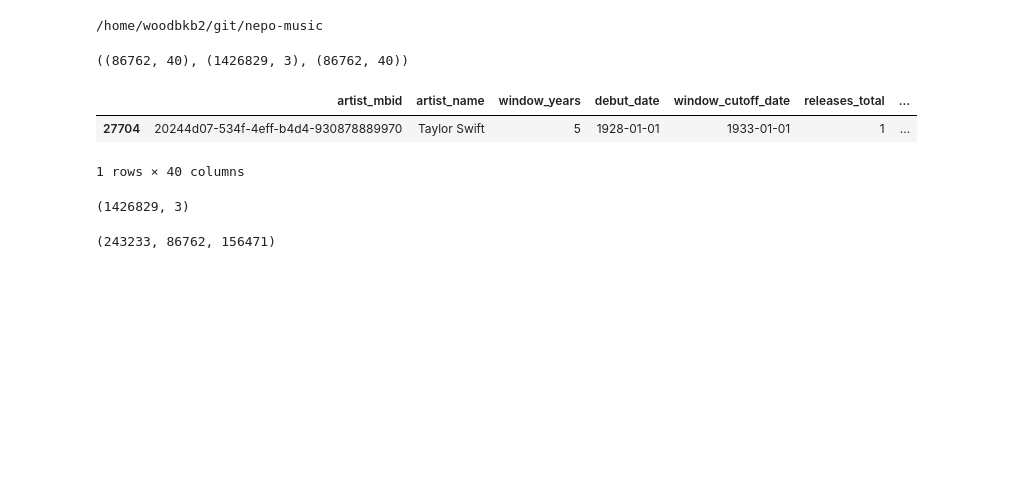
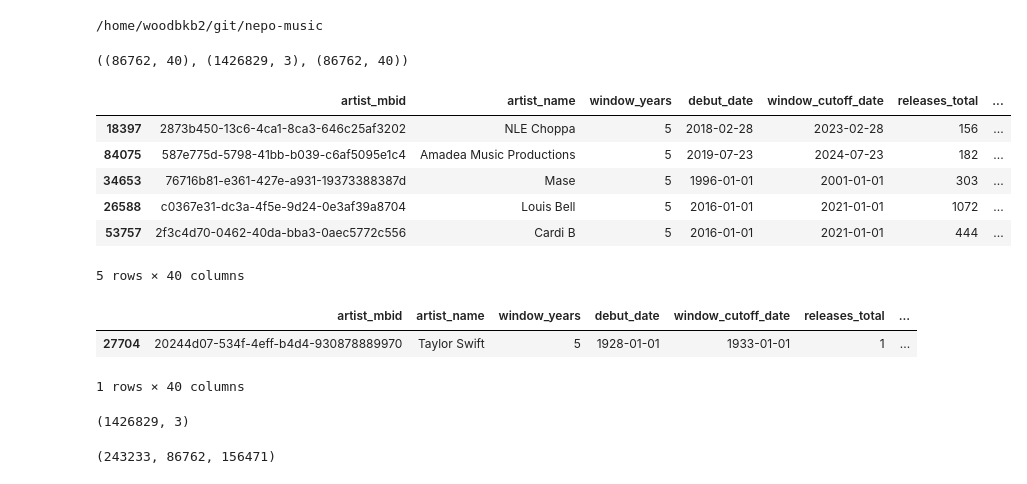
Before and after one commit to TheDeafOne/collaborative-success-research, a Jupyter notebook: network_construction/testing_network_construction.ipynb, the cells around one changed output. Cells and saved outputs as stored; diff of their text form; code cells hidden in the pictures; blank space fills up the shorter version.

```diff
--- a/network_construction/testing_network_construction.ipynb
+++ b/network_construction/testing_network_construction.ipynb
@@ -22,7 +22,16 @@ nodes_df.shape, edges_df.shape, features_df.shape
 # %% [output]
 ((86762, 40), (1426829, 3), (86762, 40))
 # %%
-from network_construction.node_embeddings import downsample_graph_by_mbids
+df_sorted = features_df.sort_values(by="unique_collaborator_count", ascending=False)
+df_sorted.head()
+# %% [output]
+|  | artist_mbid | artist_name | window_years | debut_date | window_cutoff_date | releases_total | ... |
+| 18397 | 2873b450-13c6-4ca1-8ca3-646c25af3202 | NLE Choppa | 5 | 2018-02-28 | 2023-02-28 | 156 | ... |
+| 84075 | 587e775d-5798-41bb-b039-c6af5095e1c4 | Amadea Music Productions | 5 | 2019-07-23 | 2024-07-23 | 182 | ... |
+| 34653 | 76716b81-e361-427e-a931-19373388387d | Mase | 5 | 1996-01-01 | 2001-01-01 | 303 | ... |
+| 26588 | c0367e31-dc3a-4f5e-9d24-0e3af39a8704 | Louis Bell | 5 | 2016-01-01 | 2021-01-01 | 1072 | ... |
+| 53757 | 2f3c4d70-0462-40da-bba3-0aec5772c556 | Cardi B | 5 | 2016-01-01 | 2021-01-01 | 444 | ... |
+5 rows × 40 columns
 # %%
 nodes_df[nodes_df['artist_name'] == 'Taylor Swift']
 # %% [output]
```
Also changed, not shown: parts of 21 cells of this notebook, 7 other files.
